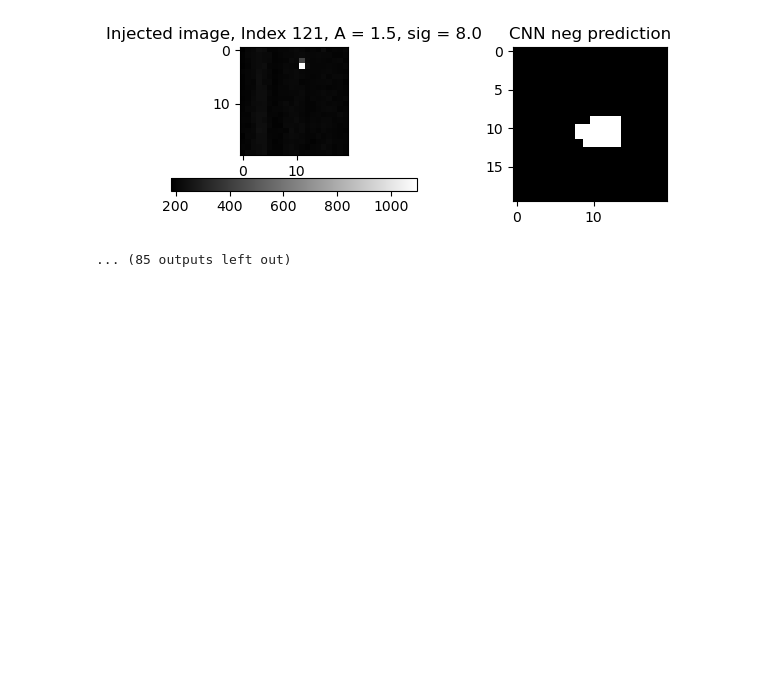
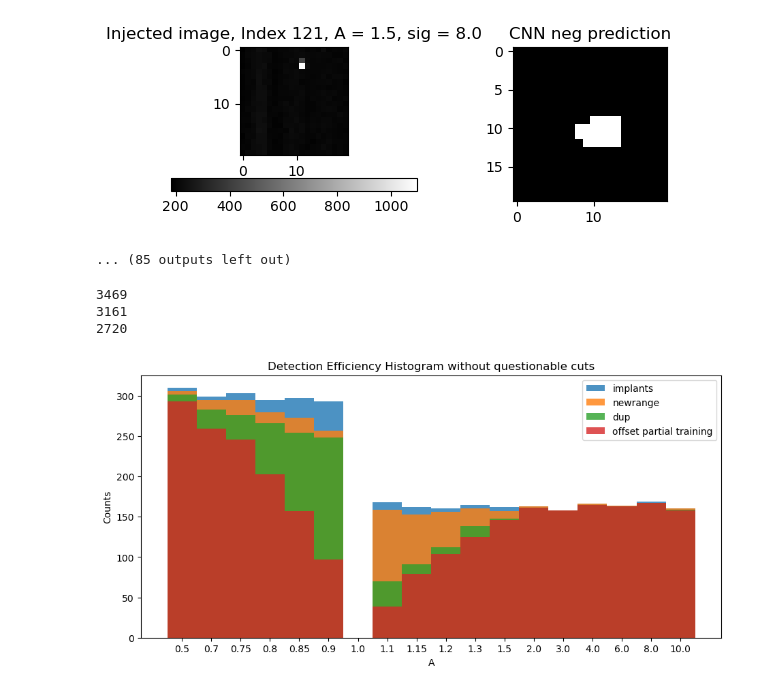
Before and after one commit to SHDaniels/Continuous-Readout-Image-Transient-Detection-with-CNNs, a Jupyter notebook: inspect_offcenter_cnn.ipynb, the cells around one changed output. Drawn from its saved outputs; the diff is of its cells as text; code cells hidden in the pictures; blank space fills up the shorter version.

Commit message:
fixed the train test split thing i think

```diff
--- a/inspect_offcenter_cnn.ipynb
+++ b/inspect_offcenter_cnn.ipynb
@@ -72,0 +101,57 @@ for index in df_pos[df_pos['dist_to_implant']>50].index[3:100]:
+# %%
+both = pd.concat([df_neg[df_neg['type']=='neg'],df_pos[df_pos['type']=='pos']], ignore_index=True)
+# %%
+
+df_paths_2 = "predsarrays_newrange/"
+
+df_neg_base_path = "/lustre/lrspec/ZTF_data/efficiency_testing/full_image_implantations_neg/"
+df_pos_base_path = "/lustre/lrspec/ZTF_data/efficiency_testing/full_image_implantations_pos/"
+
+df_neg2 = pd.read_csv(f"{df_neg_base_path+df_paths_2}"+"df_matched")
+df_pos2 =  pd.read_csv(f"{df_pos_base_path+df_paths_2}"+"df_matched")
+both2 = pd.concat([df_neg2[df_neg2['type']=='neg'],df_pos2[df_pos2['type']=='pos']], ignore_index=True)
+# %%
+df_paths_2 = "predsarrays_dup_3/"
+
+df_neg3 = pd.read_csv(f"{df_neg_base_path+df_paths_2}"+"df_matched")
+df_pos3 =  pd.read_csv(f"{df_pos_base_path+df_paths_2}"+"df_matched")
+both3 = pd.concat([df_neg3[df_neg3['type']=='neg'],df_pos3[df_pos3['type']=='pos']], ignore_index=True)
+# %%
+bins = binbounds
+fig,ax = plt.subplots(figsize=(11,5))
+alpha = .8
+
+implants = np.concatenate([df_implants_neg["A_from_implant"],df_implants_pos["A_from_implant"]])
+hist_implants, bin_edges = np.histogram(implants,bins) # make the histogram
+ax.bar(range(len(hist_implants)),hist_implants,width=1,align='center',tick_label=
+        ['{}'.format(bins[i]+.001) for i,j in enumerate(hist_implants)], alpha=alpha, label="implants")
+
+
+
+
+make_bar(both2, "newrange", binbounds, ax, alpha=alpha)
+make_bar(both3, "dup", binbounds, ax, alpha=alpha)
+make_bar(both, "offset partial training", binbounds, ax, alpha=alpha)
+
+
+# make_bar(noedges, "reduced edges", binbounds, ax, alpha=alpha)
+# make_bar(matched[matched["Diff"]<10], "diff<10", binbounds, ax, alpha=alpha)
+# make_bar(matched[matched["Diff"]<5], "diff<5", binbounds, ax, alpha=alpha)
+# make_bar(snrs[snrs["snr_local"]>.5].sort_values("snr_local"), "snr>0.5", binbounds, ax, alpha=alpha)
+# make_bar(snrs[snrs["snr_local"]>1].sort_values("snr_local"), "snr>1", binbounds, ax, alpha=alpha)
+# make_bar(snrs[snrs["snr_local"]>3].sort_values("snr_local"), "snr>3", binbounds, ax, alpha=alpha)
+# make_bar(snrs[snrs["detection_size"]>1], "detection size>1", binbounds, ax, alpha=alpha)
+# make_bar(snrs[snrs["detection_size"]>3], "detection size>3", binbounds, ax, alpha=alpha)
+# make_bar(snrs[snrs["detection_size"]>5], "detection size>4", binbounds, ax, alpha=alpha)
+
+
+plt.title("Detection Efficiency Histogram without questionable cuts")
+plt.ylabel("Counts")
+plt.xlabel("A")
+plt.legend()
+plt.show()
+# %% [output]
+3469
+3161
+2720
+[figure, added]
```
Also changed, not shown: parts of 3 cells of this notebook, 5 other files.
